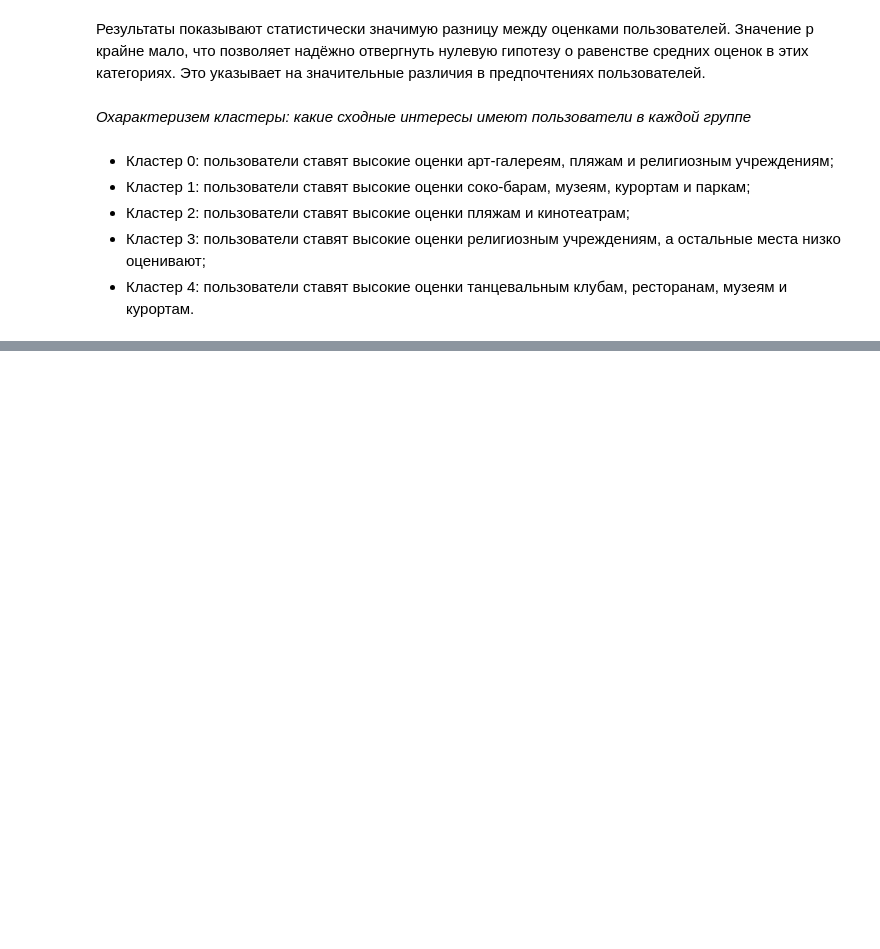
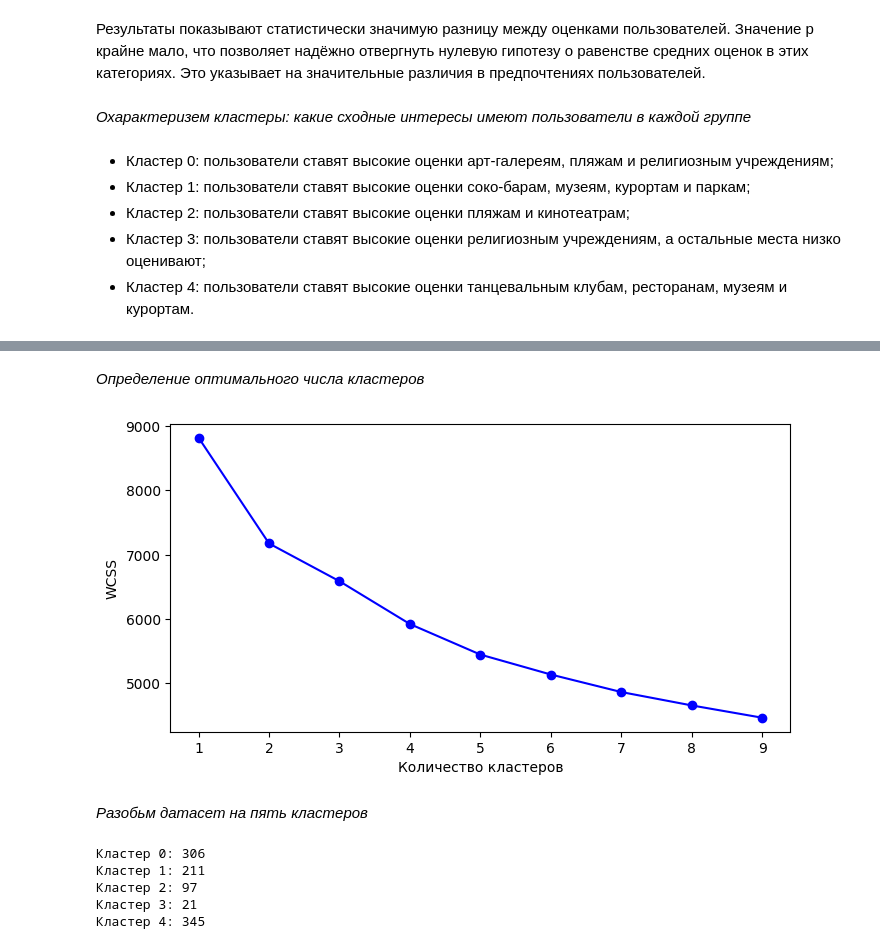
Before and after one commit to igor531205/data_science, a Jupyter notebook: lesson_3.ipynb, the cells around one changed output, grey strips where cells are left out. Cells and saved outputs as stored; diff of their text form; code cells hidden in the pictures; blank space fills up the shorter version.

```diff
--- a/lesson_3.ipynb
+++ b/lesson_3.ipynb
@@ -270,10 +275,11 @@ fig.show()
 пользователи различным локациям*
 # %%
 # Добавление меток кластера к исходным данным
-df['Cluster'] = cluster_labels
+df_full = df.copy()
+df_full['Cluster'] = cluster_labels
 
 # Вычисление средних значений для каждого кластера
-cluster_means = df.groupby('Cluster')[features].mean().round(2)
+cluster_means = df_full.groupby('Cluster')[features].mean().round(2)
 
 cluster_means
 # %% [output]
@@ -342,0 +351,3 @@ t_stat, p_value
+# %%
+# Удаляем столбец 'Category 7' и копируем результат
+df_cut = df.drop(columns=['Category 7']).copy()
@@ -342,0 +356,3 @@ t_stat, p_value
+# %%
+features = df_cut.columns[1:]
+features
@@ -342,0 +365,9 @@ t_stat, p_value
+# %%
+# Масштабирование признаков
+data_scaled = scaler.fit_transform(df_cut[features])
+
+# Создание датасета с масштабироваными признаками
+df_scaled = pd.DataFrame(data_scaled, columns=features)
+
+# Выведем информацию по количественным признакам
+df_scaled.describe()
@@ -342,0 +384,30 @@ t_stat, p_value
+# %% [markdown]
+*Определение оптимального числа кластеров*
+# %%
+# Расчет WCSS
+wcss = calculate_wcss(df_scaled)
+
+# Визуализация расчета WCSS
+plt.figure(figsize=(8, 4))
+plt.plot(range(1, 10), wcss, marker='o', linestyle='-', color='b')
+plt.xlabel('Количество кластеров')
+plt.ylabel('WCSS')
+plt.show()
+# %% [output]
+[figure, added]
+# %% [markdown]
+*Разобьм датасет на пять кластеров*
+# %%
+# Применим кластеризацию с помощью k–средних
+cluster_labels = kmeans.fit_predict(df_scaled)
+
+# Выведем количество для каждого кластера
+cluster_counts = Counter(sorted(cluster_labels))
+for cluster, count in cluster_counts.items():
+    print(f'Кластер {cluster}: {count}')
+# %% [output]
+Кластер 0: 306
+Кластер 1: 211
+Кластер 2: 97
+Кластер 3: 21
+Кластер 4: 345
```
Also changed, not shown: parts of 20 cells of this notebook.
